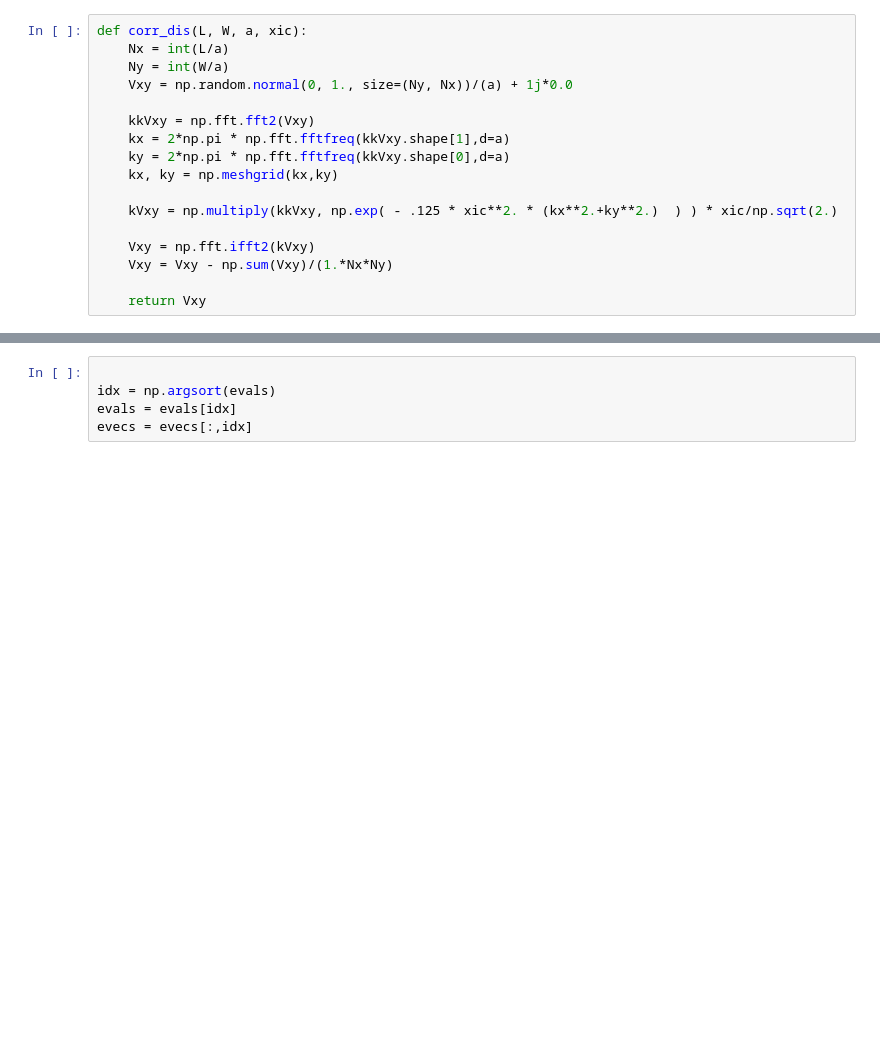
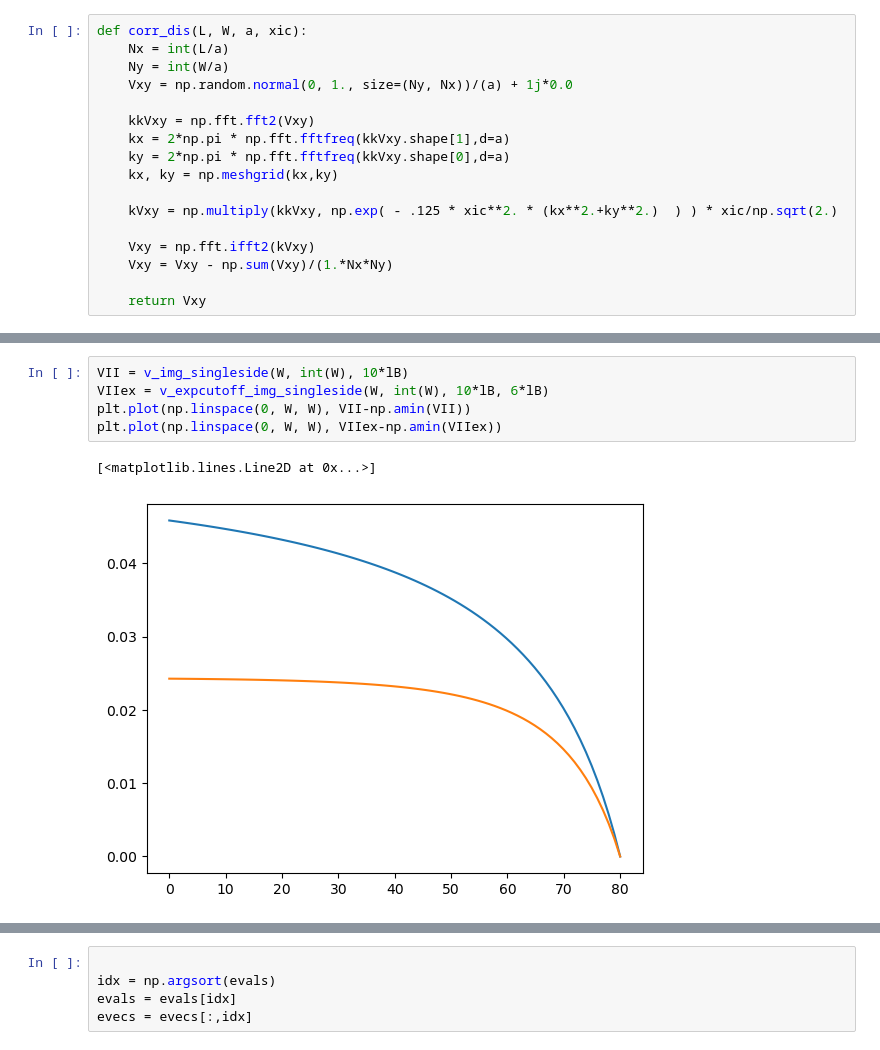
Before and after one commit to Daniele-PyBECTN/The-electrostatic-origin-of-the-breakdown-of-the-Integer-Quantum-Hall-Effect-in-Split-Ring-Cavities, a Jupyter notebook: Heff_and_matrix_elements/spectrum_with_images_and_spin.ipynb, the cells around one changed output, grey strips where cells are left out. Cells and saved outputs as stored; diff of their text form; blank space fills up the shorter version.

```diff
--- a/Heff_and_matrix_elements/spectrum_with_images_and_spin.ipynb
+++ b/Heff_and_matrix_elements/spectrum_with_images_and_spin.ipynb
@@ -154,6 +157,14 @@ params_img = SimpleNamespace( alpha=alpha, E_dis=E_dis, E_img=E_img, V=Vdis, Vim
 ham_mat = sys.hamiltonian_submatrix( sparse=True, args=[params_img])
 # %% [output]
 The 'args' parameter has been deprecated since version 1.4 -- Instead, provide named parameters as a dictionary via 'params'.
+# %%
+VII = v_img_singleside(W, int(W), 10*lB)
+VIIex = v_expcutoff_img_singleside(W, int(W), 10*lB, 6*lB)
+plt.plot(np.linspace(0, W, W), VII-np.amin(VII))
+plt.plot(np.linspace(0, W, W), VIIex-np.amin(VIIex))
+# %% [output]
+[<matplotlib.lines.Line2D at 0x...>]
+[figure, added]
 # %%
 ham_mat.shape
 # %% [output]
```
Also changed, not shown: parts of 8 cells of this notebook, 1 other file.
